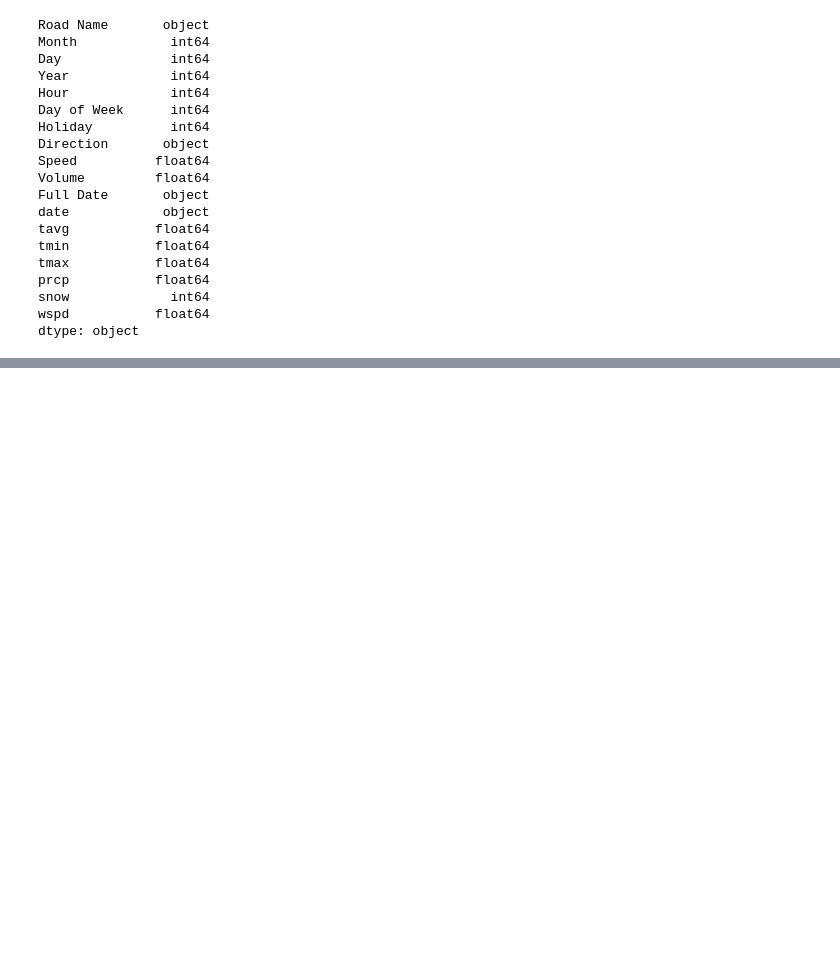
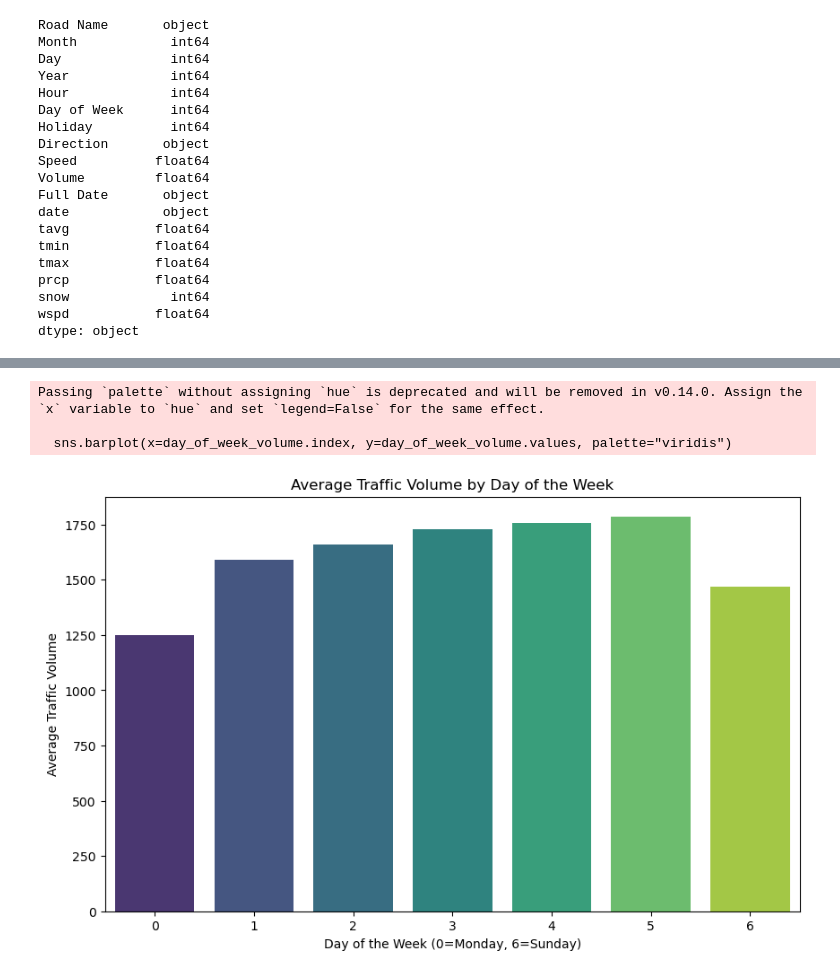
Before and after one commit to jennamferguson/AMLProject_Traffic, a Jupyter notebook: Traffic_EDA.ipynb, the cells around one changed output, grey strips where cells are left out. Cells and saved outputs as stored; diff of their text form; code cells hidden in the pictures; blank space fills up the shorter version.

```diff
--- a/Traffic_EDA.ipynb
+++ b/Traffic_EDA.ipynb
@@ -99,0 +111,14 @@ dtype: object
+# %%
+# 2. Day of Week Patterns
+day_of_week_volume = data.groupby('Day of Week')['Volume'].mean()
+plt.figure(figsize=(10, 6))
+sns.barplot(x=day_of_week_volume.index, y=day_of_week_volume.values, palette="viridis")
+plt.title('Average Traffic Volume by Day of the Week')
+plt.xlabel('Day of the Week (0=Monday, 6=Sunday)')
+plt.ylabel('Average Traffic Volume')
+plt.show()
+# %% [output]
+Passing `palette` without assigning `hue` is deprecated and will be removed in v0.14.0. Assign the `x` variable to `hue` and set `legend=False` for the same effect.
+
+  sns.barplot(x=day_of_week_volume.index, y=day_of_week_volume.values, palette="viridis")
+[figure, added]
```
Also changed, not shown: parts of 4 cells of this notebook.
